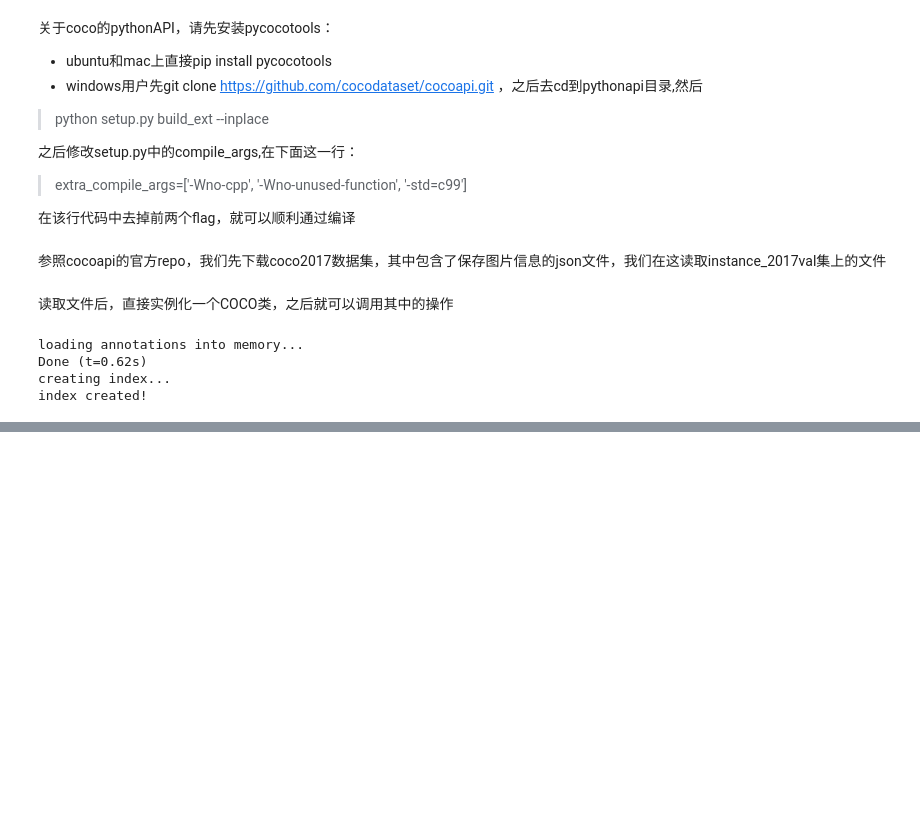
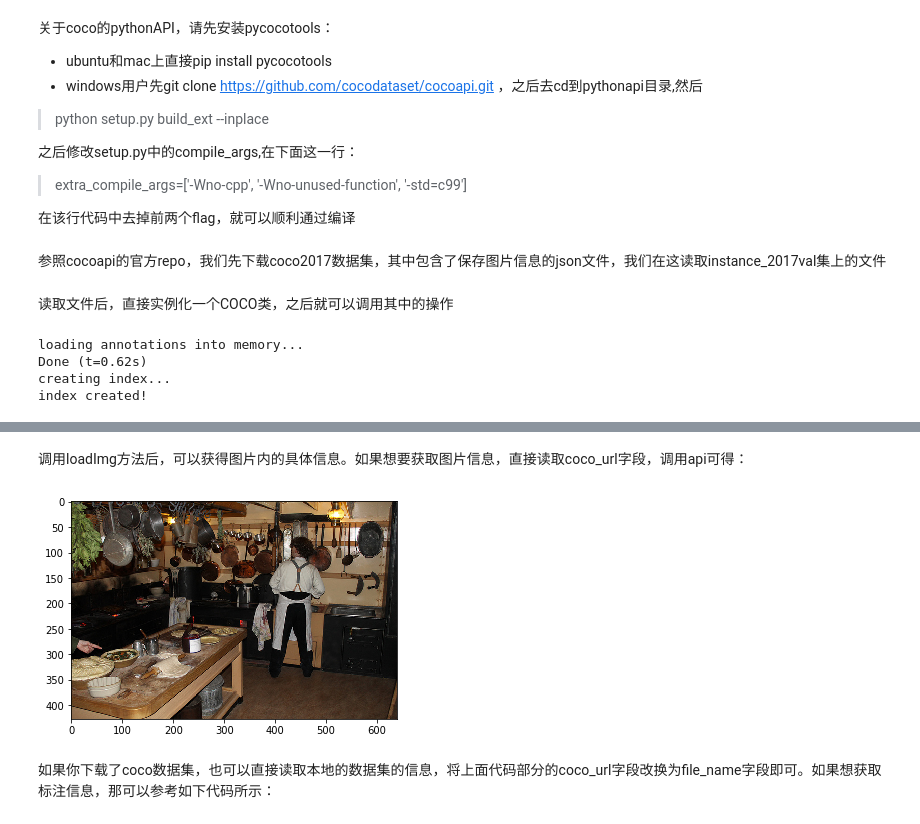
Before and after one commit to Hibiscuses/Pose-estimation_tutorials, a Jupyter notebook: tutorials/COCOtutorials.ipynb, the cells around one changed output, grey strips where cells are left out. Cells and saved outputs as stored; diff of their text form; code cells hidden in the pictures; blank space fills up the shorter version.

Commit message:
coco fixed

```diff
--- a/tutorials/COCOtutorials.ipynb
+++ b/tutorials/COCOtutorials.ipynb
@@ -40,0 +50,6 @@ nms = set([cat['supercategory'] for cat in cats])
+# %%
+import skimage.io as io
+ids = coco.getImgIds()  #获取标注信息及图片文件信息
+id = ids[0]   #我们这里取第一个id做示例
+img = coco.loadImgs(id)
+print(img)
@@ -40,0 +58,11 @@ nms = set([cat['supercategory'] for cat in cats])
+# %% [markdown]
+调用loadImg方法后，可以获得图片内的具体信息。如果想要获取图片信息，直接读取coco_url字段，调用api可得：
+# %%
+import matplotlib.pyplot as plt
+Image = io.imread(img[0]['coco_url'])
+plt.imshow(Image)
+plt.show()
+# %% [output]
+[figure, added]
+# %% [markdown]
+如果你下载了coco数据集，也可以直接读取本地的数据集的信息，将上面代码部分的coco_url字段改换为file_name字段即可。如果想获取标注信息，那可以参考如下代码所示：
```
Also changed, not shown: parts of 6 cells of this notebook, 1 other file.
